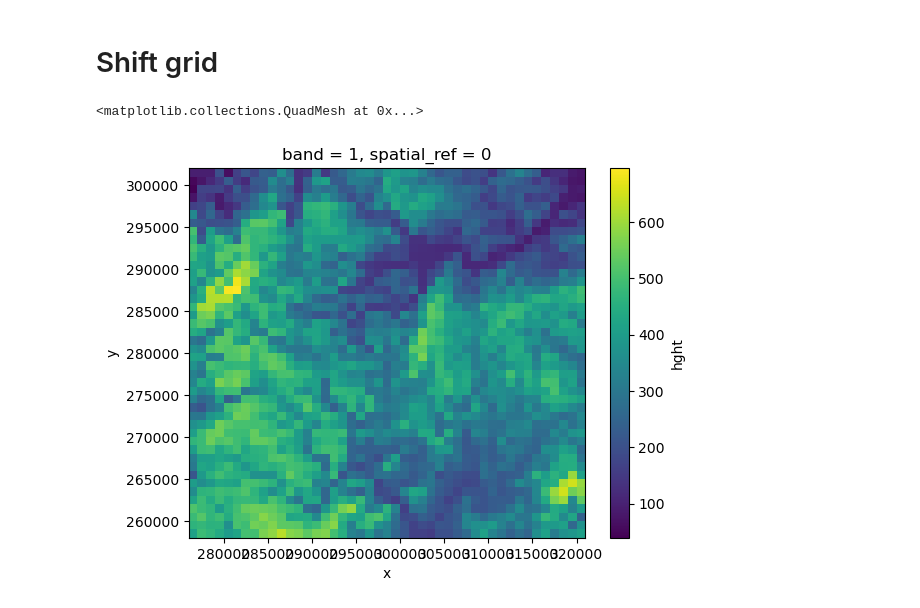
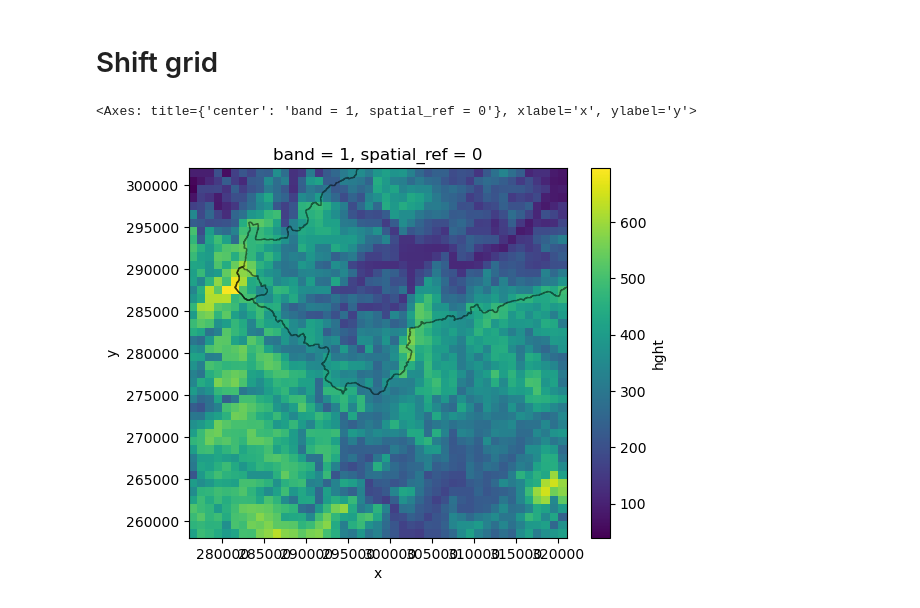
Before and after one commit to Thomasjkeel/FDRI-comparing-rainfall-data-in-upper-severn, a Jupyter notebook: notebooks/compare_gauges_to_height.ipynb, the cells around one changed output. Drawn from its saved outputs; the diff is of its cells as text; code cells hidden in the pictures.

```diff
--- a/notebooks/compare_gauges_to_height.ipynb
+++ b/notebooks/compare_gauges_to_height.ipynb
@@ -30,3 +46,6 @@ severn_hght = severn_hght.sel(x=slice(*EASTING_RANGE), y=slice(*NORTHING_RANGE))
+# %%
+plynlimon_shp = gpd.read_file('../plynlimon_catchment_boundary/54022/54022.shp')
+bewdley_shp = gpd.read_file('../../FDRI-catchment-contribution-to-floods/River Severn/Catchment_Data/Bewdley/54001/54001.shp')
 # %% [markdown]
 # Shift grid
 # %%
@@ -42,8 +61,11 @@ def coerse_data_into_haduk_format(data, offset, xrange, yrange):
 ceh_plynlimon_hght = coerse_data_into_haduk_format(ceh_plynlimon, offset=500, xrange=slice(*EASTING_RANGE), yrange=slice(*NORTHING_RANGE))
 # %%
 ceh_plynlimon_hght['hght'] = severn_hght
-# %%
-(ceh_plynlimon_hght['hght']/10).plot()
-# %% [output]
-<matplotlib.collections.QuadMesh at 0x...>
-[figure, removed]
+# %%
+fig, ax = plt.subplots(1)
+(ceh_plynlimon_hght['hght']/10).plot(ax=ax)
+plynlimon_shp.plot(ax=ax, facecolor='none', alpha=.5)
+bewdley_shp.plot(ax=ax, facecolor='none', alpha=.5)
+# %% [output]
+<Axes: title={'center': 'band = 1, spatial_ref = 0'}, xlabel='x', ylabel='y'>
+[figure, added]
```
Also changed, not shown: parts of 10 cells of this notebook.
